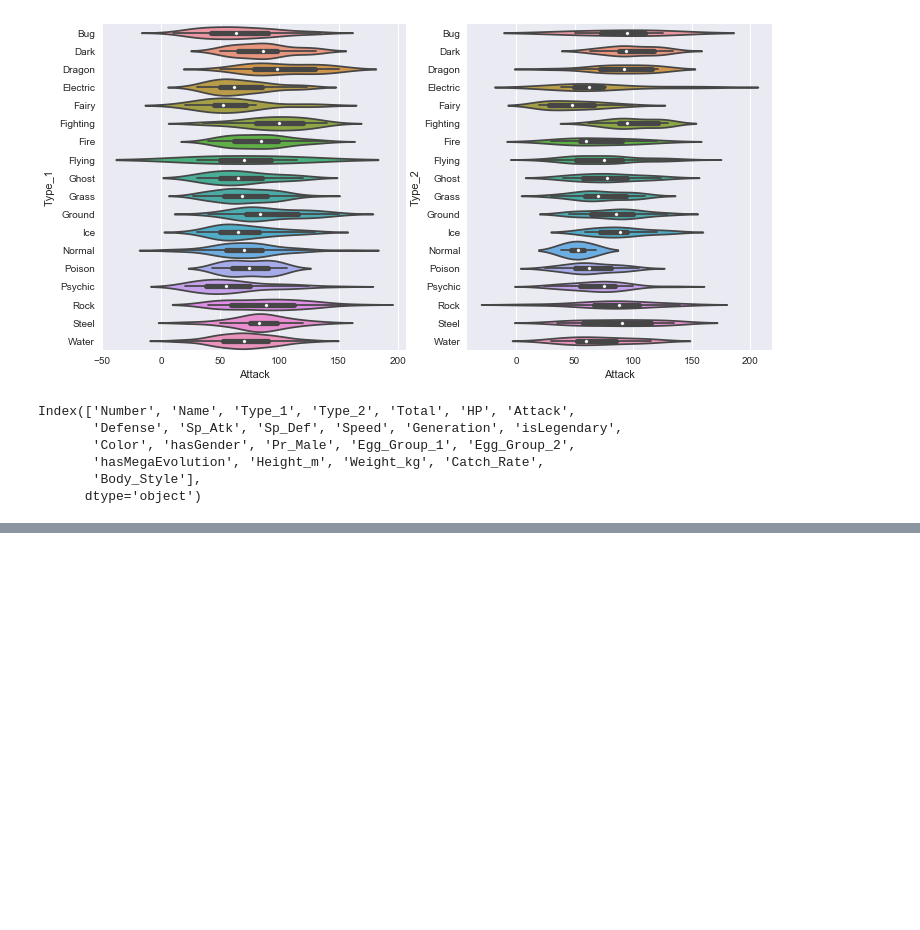
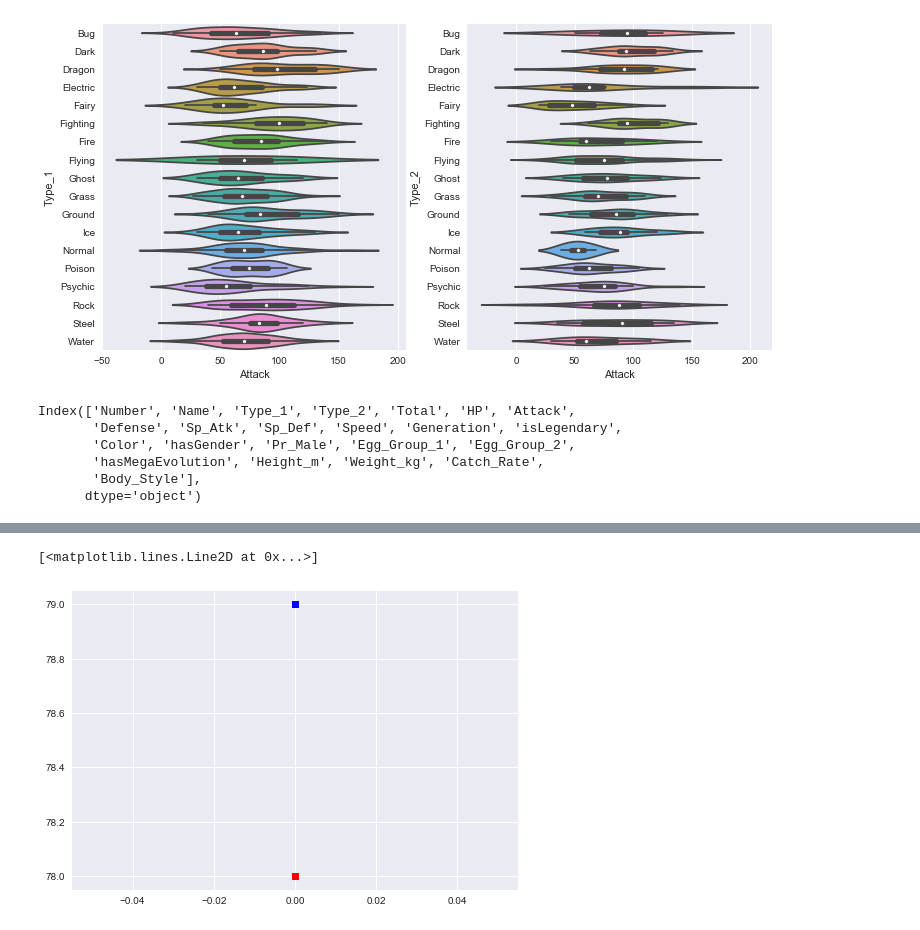
Before and after one commit to aparajithguha/Pokemon-visualization, a Jupyter notebook: pokemon.ipynb, the cells around one changed output, grey strips where cells are left out. Saved outputs shown, nothing was run; the diff lists cells and outputs as text; code cells hidden in the pictures; blank space fills up the shorter version.

```diff
--- a/pokemon.ipynb
+++ b/pokemon.ipynb
@@ -127,0 +197,6 @@ topDefense = pokemon.sort_values(by = 'Defense',ascending=False).head(10)
+# %%
+plt.plot(pokeHP[5] ,c = 'Red', ls ='--', marker ='s',ms=7,label=pokeName[5])
+plt.plot(pokeHP[8] ,c = 'Blue', ls ='--', marker ='s',ms=7,label=pokeName[8])
+# %% [output]
+[<matplotlib.lines.Line2D at 0x...>]
+[figure, added]
```
Also changed, not shown: parts of 22 cells of this notebook.
